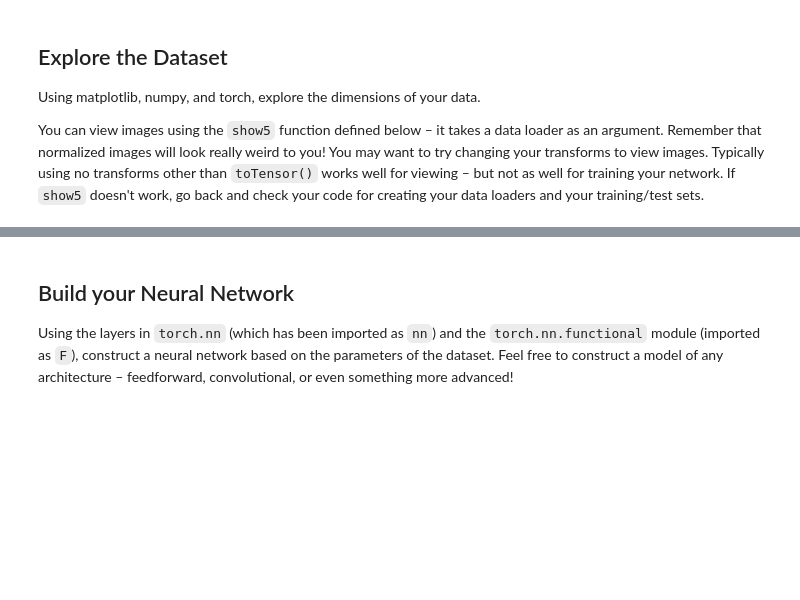
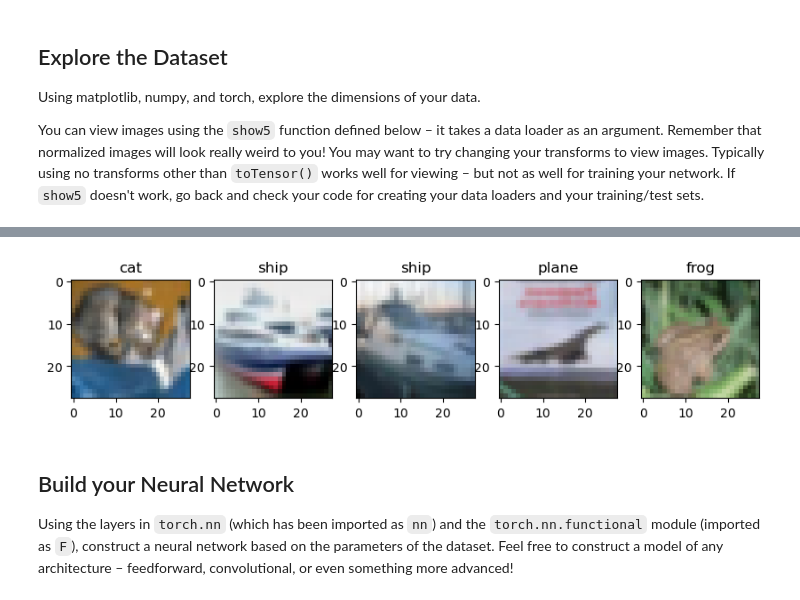
Before and after one commit to Diodak92/Intro-to-Machine-Learning-with-Pytorch, a Jupyter notebook: CIFAR-10_Image_Classifier/CIFAR-10_Image_Classifier-STARTER.ipynb, the cells around one changed output, grey strips where cells are left out. Cells and saved outputs as stored; diff of their text form; code cells hidden in the pictures; blank space fills up the shorter version.

```diff
--- a/CIFAR-10_Image_Classifier/CIFAR-10_Image_Classifier-STARTER.ipynb
+++ b/CIFAR-10_Image_Classifier/CIFAR-10_Image_Classifier-STARTER.ipynb
@@ -88,3 +114,8 @@ def show5(img_loader):
+# %%
+# Explore test data
+show5(testloader)
+# %% [output]
+[figure, added]
 # %% [markdown]
 ## Build your Neural Network
 Using the layers in `torch.nn` (which has been imported as `nn`) and the `torch.nn.functional` module (imported as `F`), construct a neural network based on the parameters of the dataset.
```
Also changed, not shown: parts of 12 cells of this notebook.
